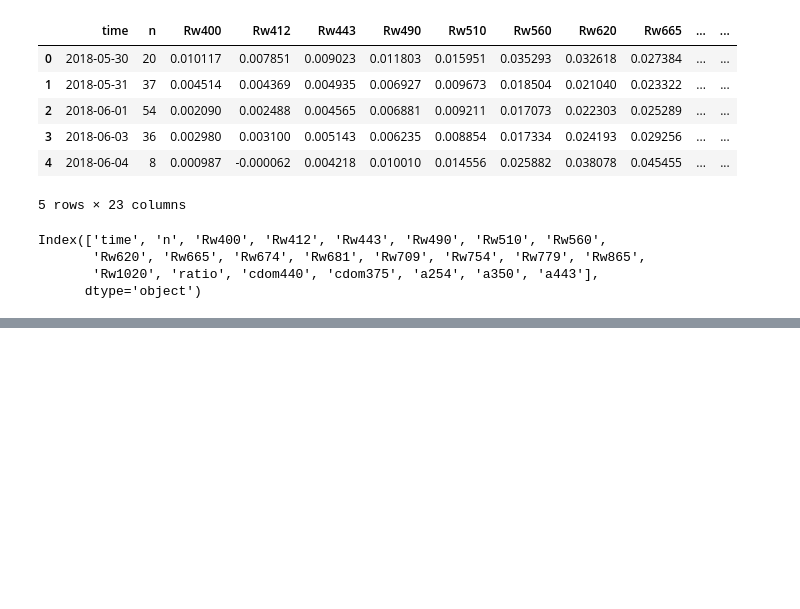
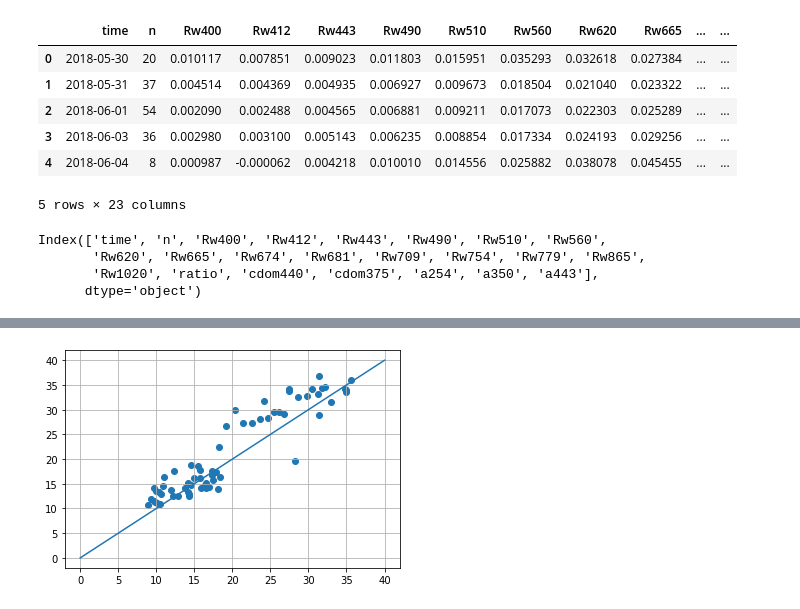
Before and after one commit to awi-response/water_regression, a Jupyter notebook: 01_Model_Setup.ipynb, the cells around one changed output, grey strips where cells are left out. Drawn from its saved outputs; the diff is of its cells as text; code cells hidden in the pictures; blank space fills up the shorter version.

```diff
--- a/01_Model_Setup.ipynb
+++ b/01_Model_Setup.ipynb
@@ -113,0 +127,6 @@ models
+# %%
+plt.scatter(predicted[TARGET], predicted.Label)
+plt.plot([0,40], [0,40], '-')
+plt.grid()
+# %% [output]
+[figure, added]
```
Also changed, not shown: parts of 23 cells of this notebook.
